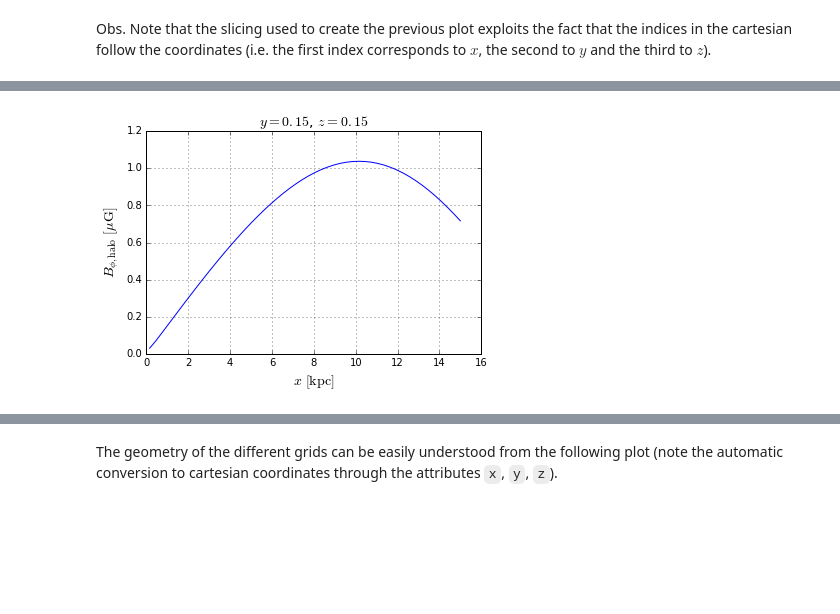
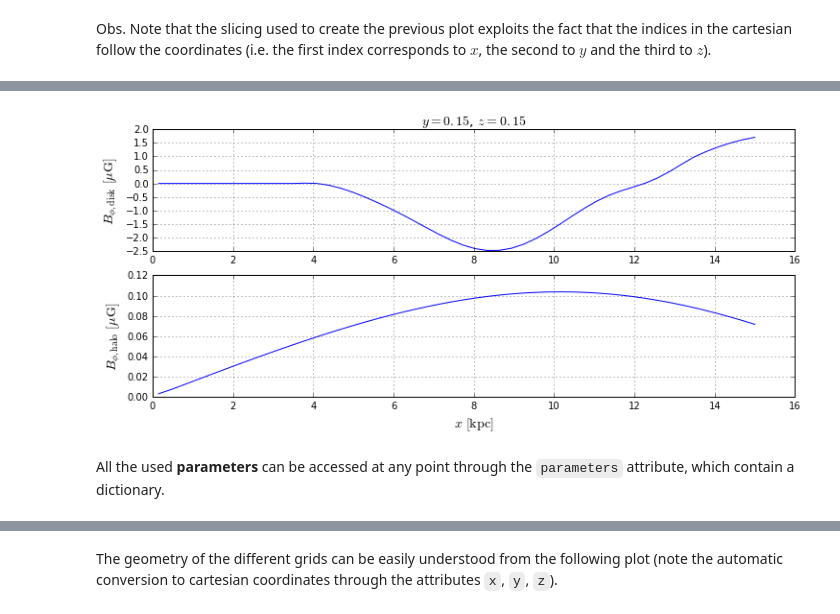
Before and after one commit to luizfelippesr/galmag, a Jupyter notebook: gmf_tool_tutorial.ipynb, the cells around one changed output, grey strips where cells are left out. Drawn from its saved outputs; the diff is of its cells as text; code cells hidden in the pictures; blank space fills up the shorter version.

```diff
--- a/gmf_tool_tutorial.ipynb
+++ b/gmf_tool_tutorial.ipynb
@@ -47,10 +47,10 @@ their default values.
 
 The following code snippet exemplifies the use of `B_field.add_disk_field` method.
 # %%
-reversals_positions = [6.25,] # Requires only 1 field reversal at 6.25 kpc
-B_phi_solar_radius = 3 # muG
+reversals_positions = [4.1,12.25] # Requires 2 reversals at 4.1 kpc and 12.25
+B_phi_solar_radius = -3 # muG
 number_of_modes = 3
 
 B.add_disk_field(reversals=reversals_positions,
                  B_phi_solar_radius=B_phi_solar_radius,
-                 number_of_components=number_of_modes)
+                 number_of_modes=number_of_modes)
@@ -61,7 +63,7 @@ Here we keep all the parameters with their standard values and choose to use onl
 adjust the value of $B_{\phi, {\rm halo}}$ at a reference position which roughly
 corresponds to the position of the Sun in the Galaxy.
 # %%
-Bphi_sun = 1 # muG at the Sun's position
+Bphi_sun = 0.1 # muG at the Sun's position
 
 B.add_halo_field(halo_ref_Bphi=Bphi_sun)
 # %% [markdown]
@@ -87,14 +89,27 @@ Separate field information can be accessed at any point through the attributes
 `B_field.disk` and `B_field.halo`. For example, it is possible to plot the
 $x$-dependence of the halo field in the following way.
 # %%
-x = array(B.grid.x)
-Bphi_halo = array(B.halo.phi)
+x = array(B.grid.x[50:,50,50])
+Bphi_halo = array(B.halo.phi[50:,50,50])
+Bphi_disk = array(B.disk.phi[50:,50,50])
 y = B.grid.x[50,50,50]
 z = B.grid.x[50,50,50]
+
+figure(figsize(12,5))
+
+subplot(2,1,1)
 title('$y={0:.2f}$, $z={1:.2f}$'.format(y,z), fontsize=14)
-plot(x[50:,50,50], Bphi_halo[50:,50,50], )
+plot(x, Bphi_disk, )
+ylabel(r'$B_{\phi,\rm disk}\,\,[\mu{\rm G}]$', fontsize=14)
+grid()
+
+subplot(2,1,2)
+plot(x, Bphi_halo, )
 xlabel(r'$x\,\,[{\rm kpc}]$', fontsize=14)
 ylabel(r'$B_{\phi,\rm halo}\,\,[\mu{\rm G}]$', fontsize=14)
 grid()
 # %% [output]
-[figure, old version]
+[figure, new version]
+# %% [markdown]
+All the used __parameters__ can be accessed at any point through the
+`parameters` attribute, which contain a dictionary.
```
Also changed, not shown: parts of 30 cells of this notebook, 1 other file.
